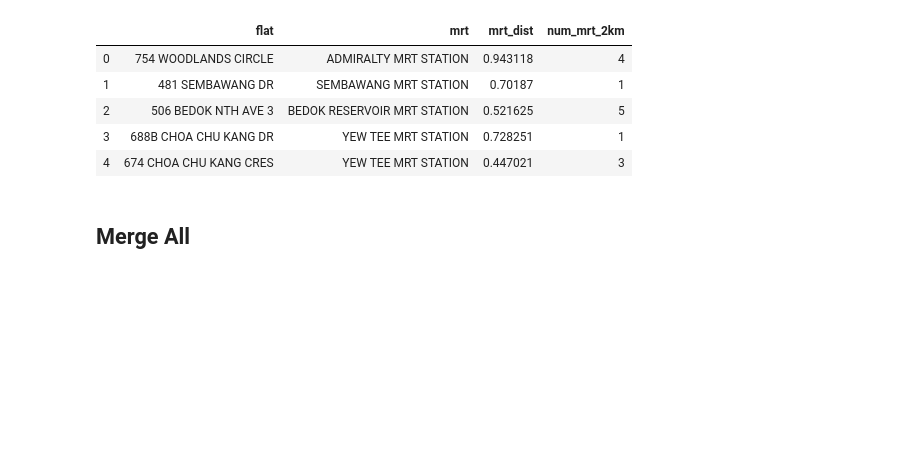
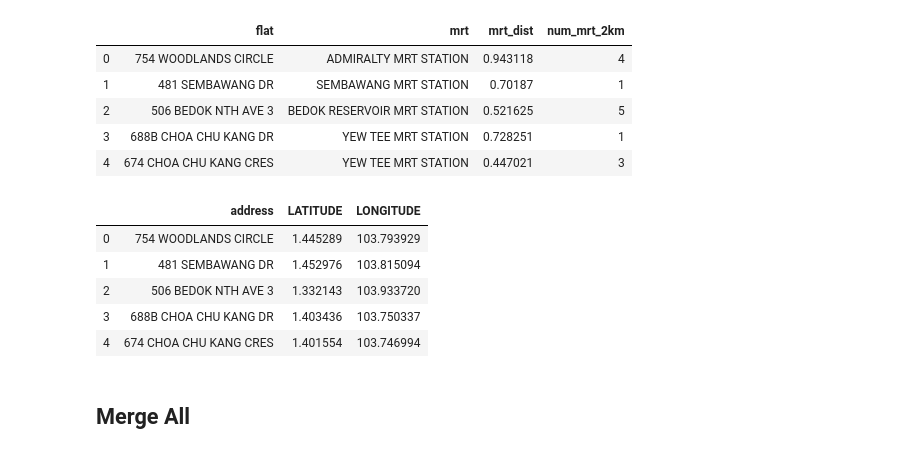
Before and after one commit to teyang-lau/HDB_Resale_Prices, a Jupyter notebook: get_coordinates.ipynb, the cells around one changed output. Drawn from its saved outputs; the diff is of its cells as text; code cells hidden in the pictures; blank space fills up the shorter version.

```diff
--- a/get_coordinates.ipynb
+++ b/get_coordinates.ipynb
@@ -438,6 +462,17 @@ flat_mrt.head()
 | 2 | 506 BEDOK NTH AVE 3 | BEDOK RESERVOIR MRT STATION | 0.521625 | 5 |
 | 3 | 688B CHOA CHU KANG DR | YEW TEE MRT STATION | 0.728251 | 1 |
 | 4 | 674 CHOA CHU KANG CRES | YEW TEE MRT STATION | 0.447021 | 3 |
+# %%
+flat_coord = pd.read_csv('Data/flat_coordinates.csv')
+flat_coord = flat_coord[['address','LATITUDE','LONGITUDE']]
+flat_coord.head()
+# %% [output]
+|  | address | LATITUDE | LONGITUDE |
+| 0 | 754 WOODLANDS CIRCLE | 1.445289 | 103.793929 |
+| 1 | 481 SEMBAWANG DR | 1.452976 | 103.815094 |
+| 2 | 506 BEDOK NTH AVE 3 | 1.332143 | 103.933720 |
+| 3 | 688B CHOA CHU KANG DR | 1.403436 | 103.750337 |
+| 4 | 674 CHOA CHU KANG CRES | 1.401554 | 103.746994 |
 # %% [markdown]
 ## Merge All
 # %%
```
Also changed, not shown: parts of 6 cells of this notebook.
